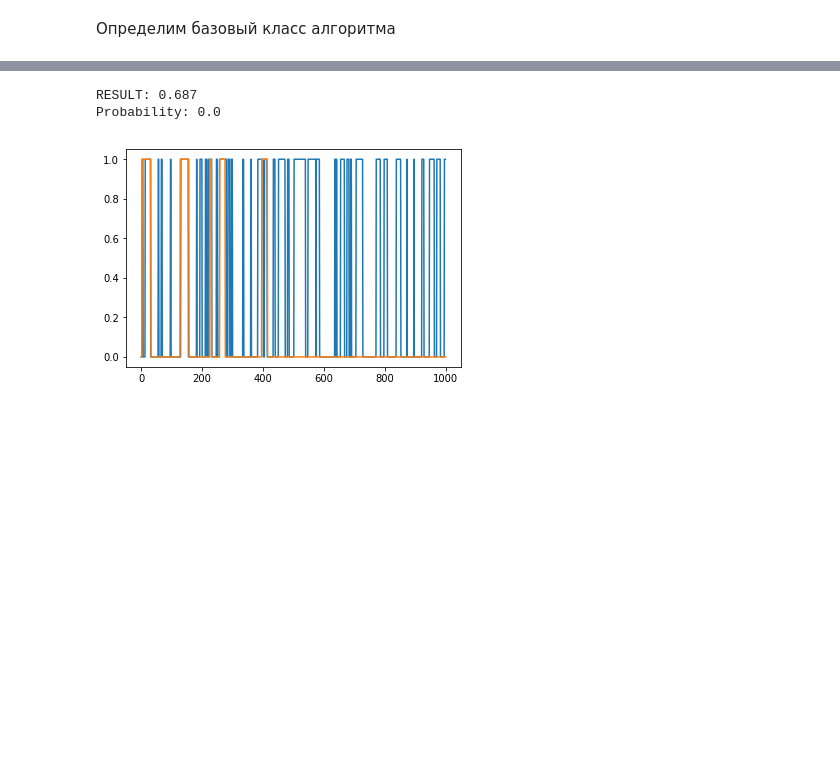
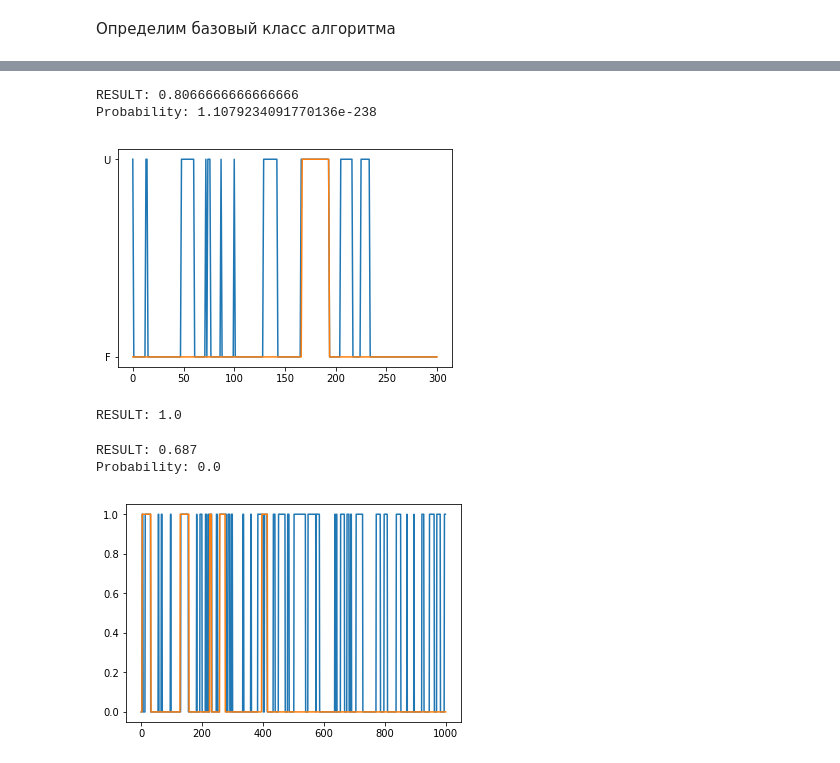
Before and after one commit to evgeniy97/unfarCasino, a Jupyter notebook: KhomutovTask-Copy1.ipynb, the cells around one changed output, grey strips where cells are left out. Saved outputs shown, nothing was run; the diff lists cells and outputs as text; code cells hidden in the pictures; blank space fills up the shorter version.

Commit message:
add Max test - viterbi done

```diff
--- a/KhomutovTask-Copy1.ipynb
+++ b/KhomutovTask-Copy1.ipynb
@@ -43,0 +48,4 @@ for i in range(1000):
+# %%
+maxData = [int(i) for i in maxTest]
+maxLab = ['F' if l == 'F' else 'U' for l in maxLabel]
+maxAns = ['F' if l == 'F' else 'U' for l in maxAnswer]
@@ -135,3 +140,20 @@ Probability: 2.5616090878881863e-235
+# %%
+hackCasinoViterbi = algorithmViterbi(maxData)
+result = hackCasinoViterbi()
+res = [0 if l =='F' else 1 for l in result]
+res.append(0)
+plt.plot(maxLab)
+plt.plot(res)
+print('RESULT: {}'.format( sum(l==r for l,r in zip(maxLab, result))/len(maxData)))
+print('Probability: {}'.format(hackCasinoViterbi.returnProbability()))
+# %% [output]
+RESULT: 0.8066666666666666
+Probability: 1.1079234091770136e-238
+[figure, added]
+# %%
+print('RESULT: {}'.format( sum(l==r for l,r in zip(maxAns, result))/len(maxData)))
+# %% [output]
+RESULT: 1.0
 # %%
 hackCasinoViterbi = algorithmViterbi(dataset1000)
 result = hackCasinoViterbi()
```
Also changed, not shown: parts of 6 cells of this notebook.
